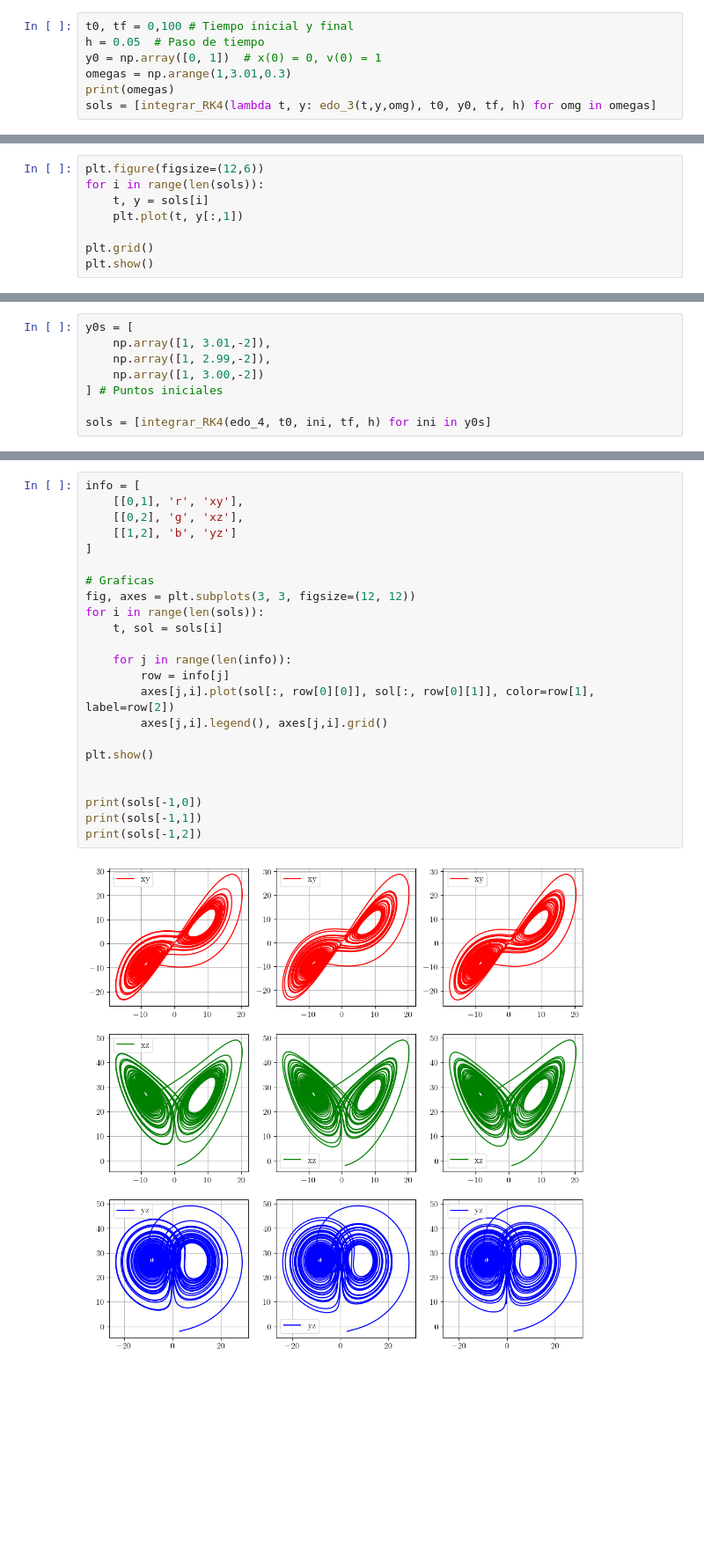
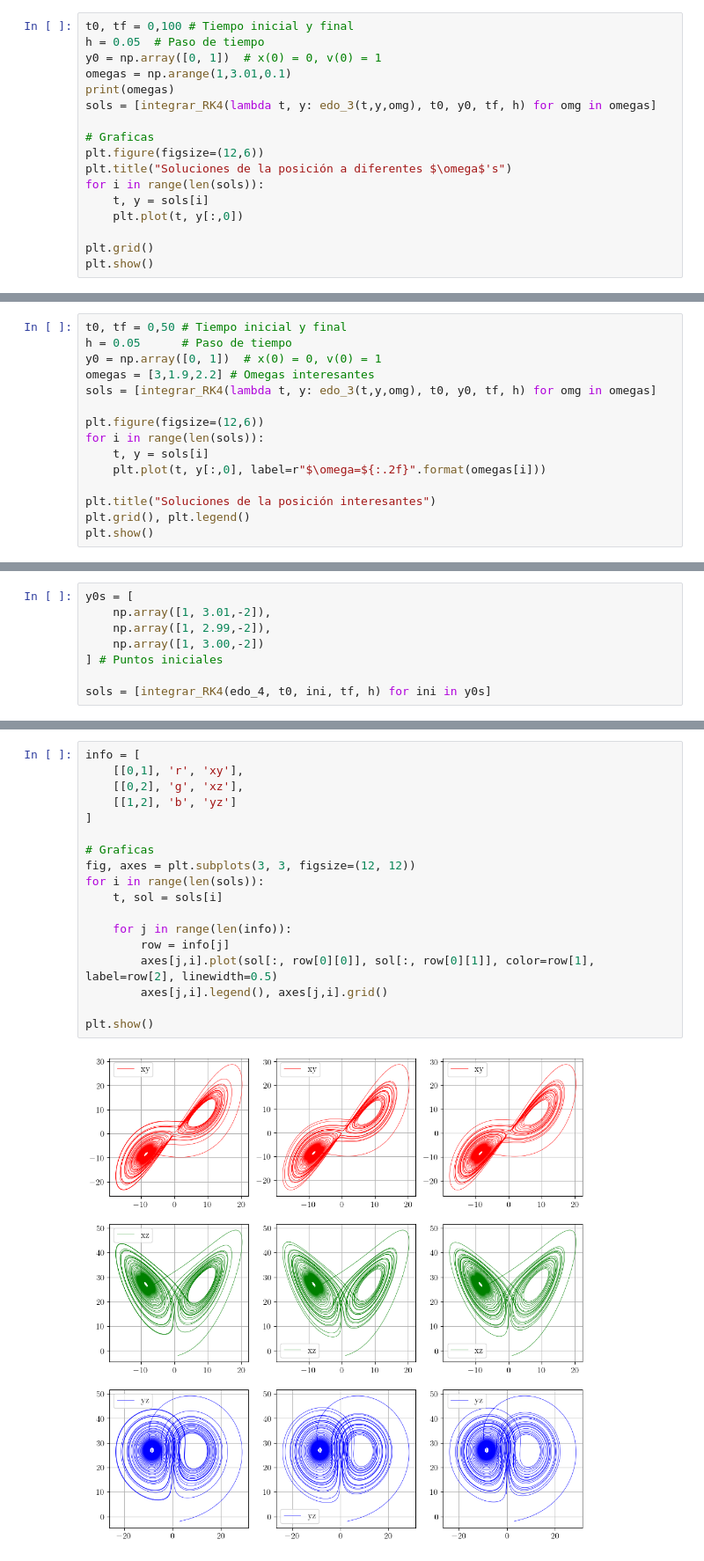
Before and after one commit to tamoaltas/FIS-COMP, a Jupyter notebook: tareas/tarea_3_Vidal_Tamayo_Tamez_Roman_Tamez.ipynb, the cells around one changed output, grey strips where cells are left out. Shown at 88% size. Drawn from its saved outputs; the diff is of its cells as text; blank space fills up the shorter version.

```diff
--- a/tareas/tarea_3_Vidal_Tamayo_Tamez_Roman_Tamez.ipynb
+++ b/tareas/tarea_3_Vidal_Tamayo_Tamez_Roman_Tamez.ipynb
@@ -355,7 +357,17 @@ def jacob_1(y):
 t0, tf = 0,100 # Tiempo inicial y final
 h = 0.05  # Paso de tiempo
 y0 = np.array([0, 1])  # x(0) = 0, v(0) = 1
-omegas = np.arange(1,3.01,0.3)
+omegas = np.arange(1,3.01,0.1)
 print(omegas)
 sols = [integrar_RK4(lambda t, y: edo_3(t,y,omg), t0, y0, tf, h) for omg in omegas]
+
+# Graficas
+plt.figure(figsize=(12,6))
+plt.title("Soluciones de la posición a diferentes $\omega$'s")
+for i in range(len(sols)):
+    t, y = sols[i]
+    plt.plot(t, y[:,0])
+
+plt.grid()
+plt.show()
 # %% [output]
@@ -363,8 +376,0 @@ sols = [integrar_RK4(lambda t, y: edo_3(t,y,omg), t0, y0, tf, h) for omg in omeg
-# %%
-plt.figure(figsize=(12,6))
-for i in range(len(sols)):
-    t, y = sols[i]
-    plt.plot(t, y[:,1])
-
-plt.grid()
-plt.show()
@@ -372,0 +379,15 @@ plt.show()
+# %%
+t0, tf = 0,50 # Tiempo inicial y final
+h = 0.05      # Paso de tiempo
+y0 = np.array([0, 1])  # x(0) = 0, v(0) = 1
+omegas = [3,1.9,2.2] # Omegas interesantes
+sols = [integrar_RK4(lambda t, y: edo_3(t,y,omg), t0, y0, tf, h) for omg in omegas]
+
+plt.figure(figsize=(12,6))
+for i in range(len(sols)):
+    t, y = sols[i]
+    plt.plot(t, y[:,0], label=r"$\omega=${:.2f}".format(omegas[i]))
+
+plt.title("Soluciones de la posición interesantes")
+plt.grid(), plt.legend()
+plt.show()
@@ -450,25 +468,20 @@ sols = [integrar_RK4(edo_4, t0, ini, tf, h) for ini in y0s]
 # %%
 info = [
     [[0,1], 'r', 'xy'],
     [[0,2], 'g', 'xz'],
     [[1,2], 'b', 'yz']
 ]
 
 # Graficas
 fig, axes = plt.subplots(3, 3, figsize=(12, 12))
 for i in range(len(sols)):
     t, sol = sols[i]
 
     for j in range(len(info)):
         row = info[j]
-        axes[j,i].plot(sol[:, row[0][0]], sol[:, row[0][1]], color=row[1], label=row[2])
+        axes[j,i].plot(sol[:, row[0][0]], sol[:, row[0][1]], color=row[1], label=row[2], linewidth=0.5)
         axes[j,i].legend(), axes[j,i].grid()
 
 plt.show()
-
-
-print(sols[-1,0])
-print(sols[-1,1])
-print(sols[-1,2])
 # %% [output]
-[figure, old version]
+[figure, new version]
```
Also changed, not shown: parts of 12 cells of this notebook, 1 other file.
